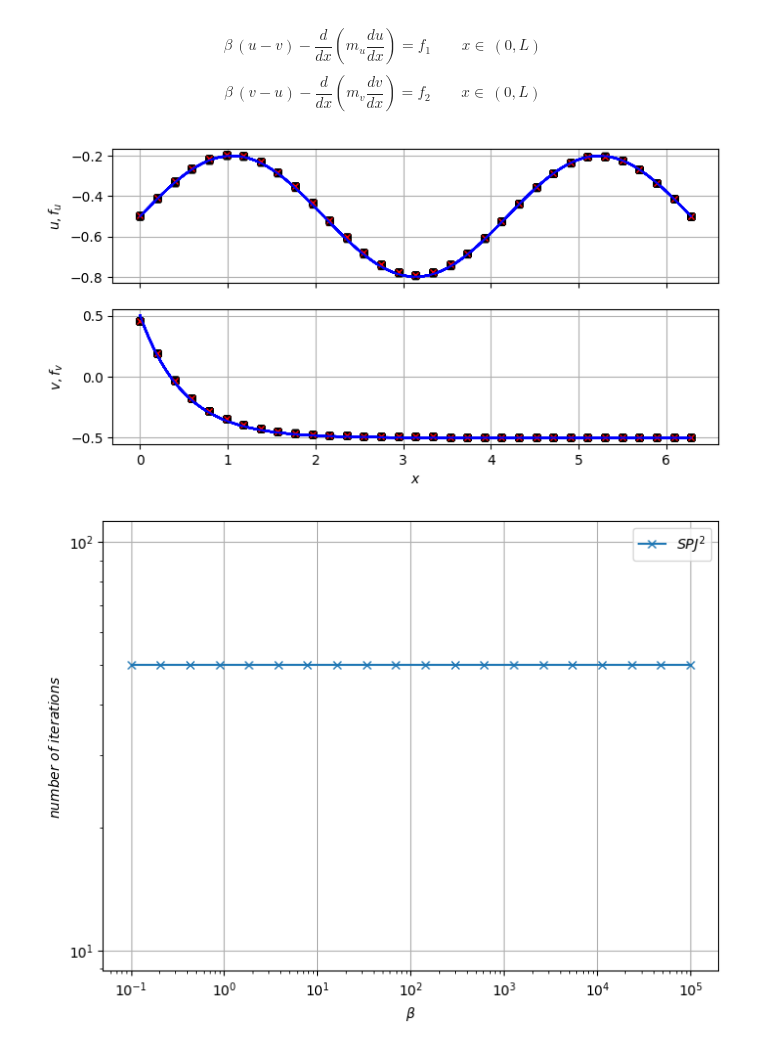
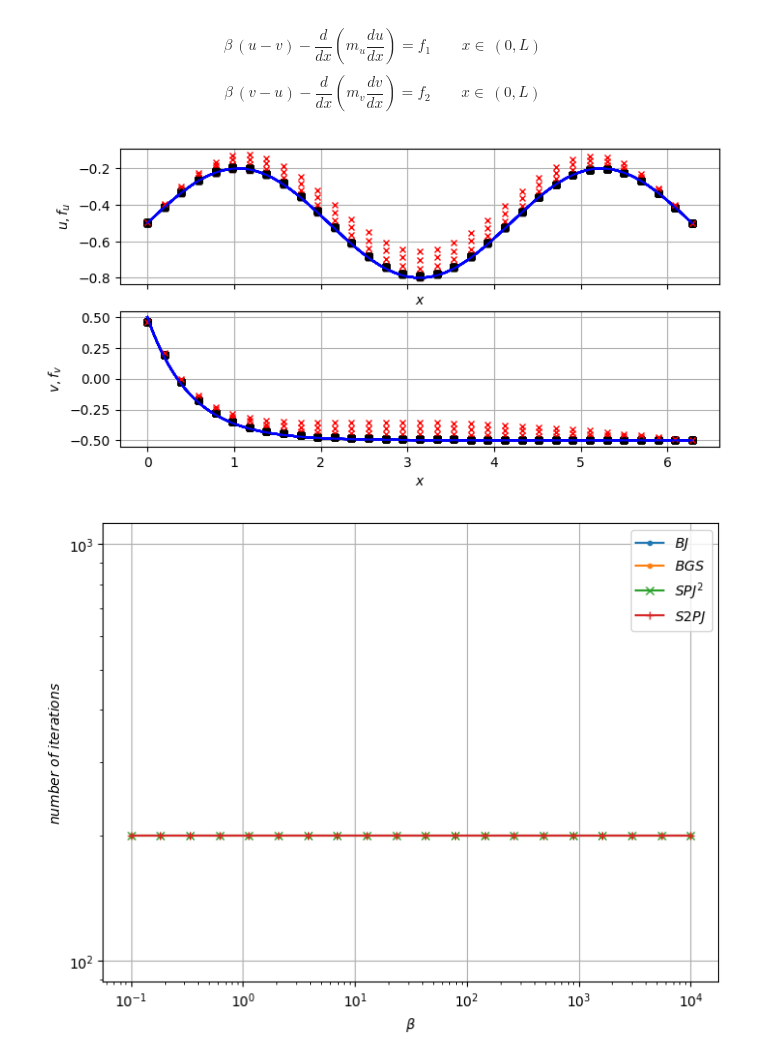
Before and after one commit to multiform-UoN/splittingschemes, a Jupyter notebook: python/fvm1D_dualPorosity.ipynb, the cells around one changed output. Drawn from its saved outputs; the diff is of its cells as text; code cells hidden in the pictures.

```diff
--- a/python/fvm1D_dualPorosity.ipynb
+++ b/python/fvm1D_dualPorosity.ipynb
@@ -59,8 +59,8 @@ x = np.linspace(0, L, N+1) #faces coordinates
 xc = np.linspace(0.5*np.divide(L, N), L-0.5*np.divide(L, N), N) #centercells coordinates
 xfine = np.linspace(0, L, 1000)
 omega = 1.5 # SOR relaxation factor
-nit_max = 50
-toll = 1e-15
+nit_max = 200
+toll = 1e-13
 
 err = {
     "BJ":  {"nit":[], "u_errl2":[], "v_errl2":[]},
@@ -75,7 +75,7 @@ fig1, axs1 = plt.subplots(2, 1, figsize=(8,4), dpi=100, sharex=True)
 fig2, axs2 = plt.subplots(1, 1, figsize=(8,6), dpi=100, sharex=True)
 fig3, axs3 = plt.subplots(1, 1, figsize=(8,6), dpi=100, sharex=True)
 
-beta = np.logspace(-1, 5, 20)
+beta = np.logspace(-1, 4, 20)
 # beta = np.linspace(0.1, 1, 5)
 # beta = [0.001]
 
@@ -150,19 +150,14 @@ for val in beta:
     err['mono']['u_errl2'].append((np.linalg.norm(u_sol(x, kwargs)-mylib.fvm_reconstruct_1D(u))/np.linalg.norm(u_sol(x, kwargs))))
     err['mono']['v_errl2'].append((np.linalg.norm(v_sol(x, kwargs)-mylib.fvm_reconstruct_1D(v))/np.linalg.norm(v_sol(x, kwargs))))
 
-    # u_BJ,   v_BJ,   res_BJ,   nitfinal_BJ   = mylib.method_BlockJacobi(          A, B, C, D, f1, f2, nit_max, 0,     sol, toll)
-    # u_BGS,  v_BGS,  res_BGS,  nitfinal_BGS  = mylib.method_BlockGaussSeidel(     A, B, C, D, f1, f2, nit_max, 0,     sol, toll)
+    u_BJ,   v_BJ,   res_BJ,   nitfinal_BJ   = mylib.method_BlockJacobi(          A, B, C, D, f1, f2, nit_max, toll)
+    u_BGS,  v_BGS,  res_BGS,  nitfinal_BGS  = mylib.method_BlockGaussSeidel(     A, B, C, D, f1, f2, nit_max, toll)
     # u_BSOR, v_BSOR, res_BSOR, nitfinal_BSOR = mylib.method_BlockSOR(             A, B, C, D, f1, f2, nit_max, omega, sol, toll)
-    u_SPJ,  v_SPJ,  res_SPJ,  nitfinal_SPJ  = mylib.method_ShurPartialJacobi(    A, B, C, D, f1, f2, nit_max, 0,     sol, toll)
-    # u_S2PJ, v_S2PJ, res_S2PJ, nitfinal_S2PJ = mylib.method_ShurDualPartialJacobi(A, B, C, D, f1, f2, nit_max,        sol, toll)
-
-
+    u_SPJ,  v_SPJ,  res_SPJ,  nitfinal_SPJ  = mylib.method_ShurPartialJacobi(    A, B, C, D, f1, f2, nit_max, toll)
+    u_S2PJ, v_S2PJ, res_S2PJ, nitfinal_S2PJ = mylib.method_ShurDualPartialJacobi(A, B, C, D, f1, f2, nit_max, toll)
 
 
 ######################################
-
-
-
 
     Z = Z.toarray()
     A = A.toarray()
@@ -170,21 +165,21 @@ for val in beta:
     C = C.toarray()
     D = D.toarray()
 
-    # err['BJ']['nit'].append(nitfinal_BJ)
-    # err['BJ']['u_errl2'].append(np.linalg.norm(u_sol(x, kwargs)-mylib.fvm_reconstruct_1D(u_BJ)))
-    # err['BJ']['v_errl2'].append(np.linalg.norm(v_sol(x, kwargs)-mylib.fvm_reconstruct_1D(v_BJ)))
-    # err['BGS']['nit'].append(nitfinal_BGS)
-    # err['BGS']['u_errl2'].append(np.linalg.norm(u_sol(x, kwargs)-mylib.fvm_reconstruct_1D(u_BGS)))
-    # err['BGS']['v_errl2'].append(np.linalg.norm(v_sol(x, kwargs)-mylib.fvm_reconstruct_1D(v_BGS)))
+    err['BJ']['nit'].append(nitfinal_BJ)
+    err['BJ']['u_errl2'].append(np.linalg.norm(u_sol(x, kwargs)-mylib.fvm_reconstruct_1D(u_BJ)))
+    err['BJ']['v_errl2'].append(np.linalg.norm(v_sol(x, kwargs)-mylib.fvm_reconstruct_1D(v_BJ)))
+    err['BGS']['nit'].append(nitfinal_BGS)
+    err['BGS']['u_errl2'].append(np.linalg.norm(u_sol(x, kwargs)-mylib.fvm_reconstruct_1D(u_BGS)))
+    err['BGS']['v_errl2'].append(np.linalg.norm(v_sol(x, kwargs)-mylib.fvm_reconstruct_1D(v_BGS)))
     # err['BSOR']['nit'].append(nitfinal_BSOR)
     # err['BSOR']['u_errl2'].append(np.linalg.norm(u_sol(x, kwargs)-mylib.fvm_reconstruct_1D(u_BSOR)))
     # err['BSOR']['v_errl2'].append(np.linalg.norm(v_sol(x, kwargs)-mylib.fvm_reconstruct_1D(v_BSOR)))
     err['SPJ']['nit'].append(nitfinal_SPJ)
     err['SPJ']['u_errl2'].append(np.linalg.norm(u_sol(x, kwargs)-mylib.fvm_reconstruct_1D(u_SPJ)))
     err['SPJ']['v_errl2'].append(np.linalg.norm(v_sol(x, kwargs)-mylib.fvm_reconstruct_1D(v_SPJ)))
-    # err['S2PJ']['nit'].append(nitfinal_S2PJ)
-    # err['S2PJ']['u_errl2'].append(np.linalg.norm(u_sol(x, kwargs)-mylib.fvm_reconstruct_1D(u_S2PJ)))
-    # err['S2PJ']['v_errl2'].append(np.linalg.norm(v_sol(x, kwargs)-mylib.fvm_reconstruct_1D(v_S2PJ)))
+    err['S2PJ']['nit'].append(nitfinal_S2PJ)
+    err['S2PJ']['u_errl2'].append(np.linalg.norm(u_sol(x, kwargs)-mylib.fvm_reconstruct_1D(u_S2PJ)))
+    err['S2PJ']['v_errl2'].append(np.linalg.norm(v_sol(x, kwargs)-mylib.fvm_reconstruct_1D(v_S2PJ)))
 
 
 
@@ -256,39 +251,39 @@ for val in beta:
     # axs1[1].plot(xfine, m_v(xfine, kwargs), '--g', label=r'$m_v(x)$')
     # axs1[1].plot(xfine, f_2(xfine, kwargs), '--c', label=r'$f_v(x)$')
 
-# axs1[0].set_xlabel(r'$x$')
+axs1[0].set_xlabel(r'$x$')
 axs1[0].set_ylabel(r'$u,f_u$')
+axs1[0].grid()
 axs1[1].set_xlabel(r'$x$')
 axs1[1].set_ylabel(r'$v,f_v$')
-axs1[0].grid()
 axs1[1].grid()
 # axs1[0].legend()
 # axs1[1].legend()
 
 
-# axs2.loglog(beta, err['BJ']['nit'], '.-', label=r'$BJ$')
-# axs2.loglog(beta, err['BGS']['nit'], '.-', label=r'$BGS$')
+axs2.loglog(beta, err['BJ']['nit'], '.-', label=r'$BJ$')
+axs2.loglog(beta, err['BGS']['nit'], '.-', label=r'$BGS$')
 axs2.loglog(beta, err['SPJ']['nit'], 'x-', label=r'$SPJ^2$')
-# axs2.loglog(beta, err['S2PJ']['nit'], '+-', label=r'$S2PJ$')
+axs2.loglog(beta, err['S2PJ']['nit'], '+-', label=r'$S2PJ$')
 axs2.set_xlabel(r"$\beta$")
 axs2.set_ylabel(r"$number~of~iterations$")
 axs2.grid()
 axs2.legend()
-fig2.savefig('./figures/iterations_dp.pdf')
+# fig2.savefig('./figures/iterations_dp.pdf')
 
 
 axs3.loglog(beta, err['mono']['u_errl2'], 's-', label=r'$Monolithic$')
 # axs3.loglog(beta, err['BJ']['u_errl2'], '.-', label=r'$BJ$')
 # axs3.loglog(beta, err['BGS']['u_errl2'], '.-', label=r'$BGS$')
 axs3.loglog(beta, err['SPJ']['u_errl2'], 'x-', label=r'$SPJ^2$')
 # axs3.loglog(beta, err['S2PJ']['u_errl2'], '+-', label=r'$S2PJ$')
 axs3.set_xlabel(r"$\beta$")
 axs3.set_ylabel(r"$||u(x_f)-u_h(x_f)||_{\mathbb{R}^N}$")
 axs3.grid()
 axs3.legend()
-fig3.savefig('./figures/error_fixed_iterations_dp.pdf')
+# fig3.savefig('./figures/error_fixed_iterations_dp.pdf')
 
 plt.show()
 # %% [output]
-[figure, old version]
+[figure, new version]
-[figure, old version]
+[figure, new version]
```
Also changed, not shown: parts of 1 cell of this notebook, 5 other files.
